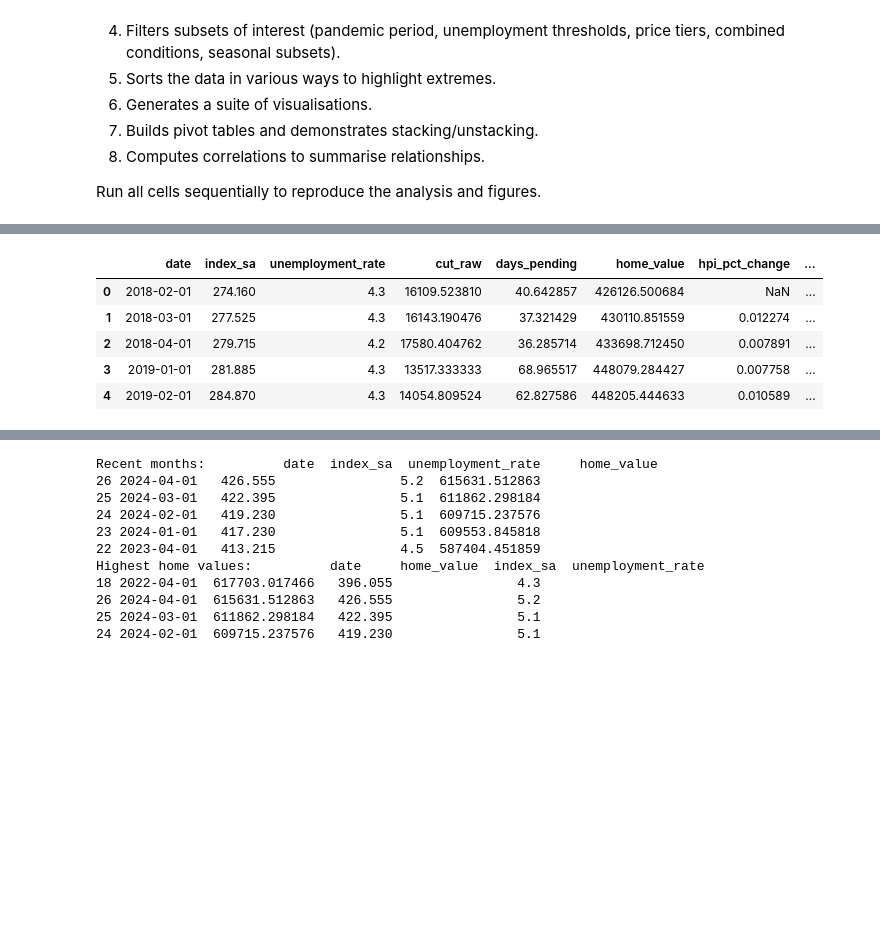
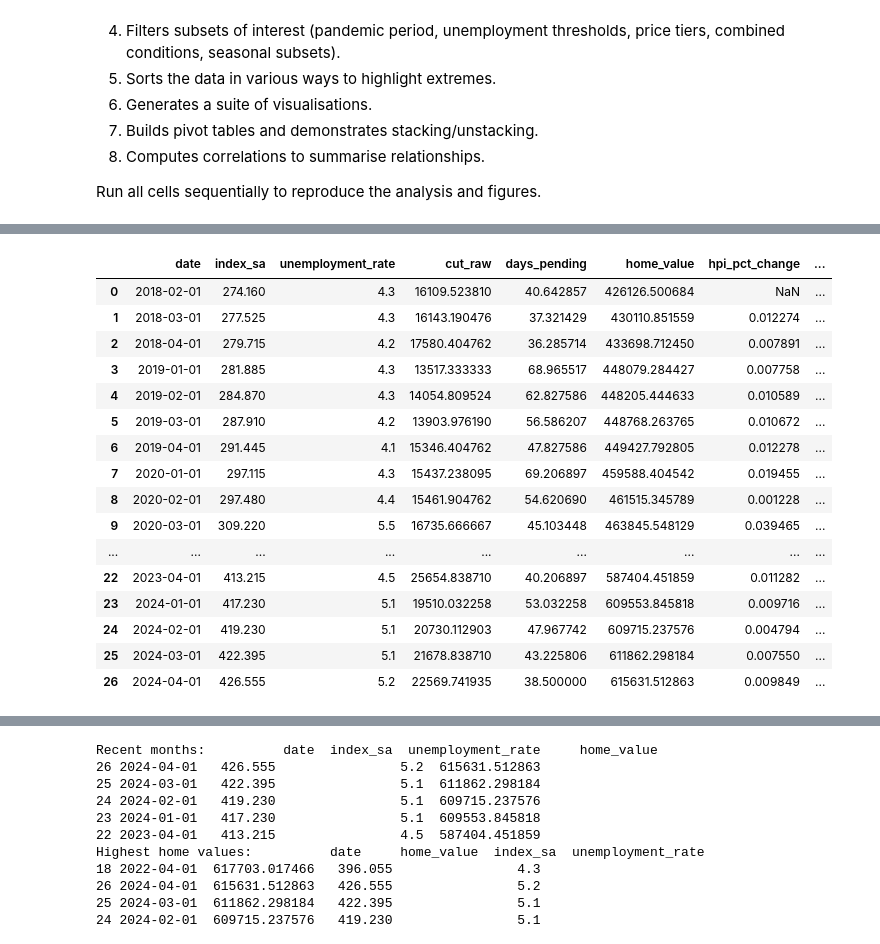
Before and after one commit to MouHuoZheDeRen/CS176Project, a Jupyter notebook: housing_unemployment_analysis.ipynb, the cells around one changed output, grey strips where cells are left out. Drawn from its saved outputs; the diff is of its cells as text; code cells hidden in the pictures; blank space fills up the shorter version.

```diff
--- a/housing_unemployment_analysis.ipynb
+++ b/housing_unemployment_analysis.ipynb
@@ -22,12 +22,9 @@ The notebook performs the following steps:
 Run all cells sequentially to reproduce the analysis and figures.
 # %%
 
+#Import the needed modules
 import pandas as pd
 import numpy as np
 import matplotlib.pyplot as plt
-
-# Set display options
-pd.set_option('display.max_rows', 10)
-%matplotlib inline
 # %%
 
@@ -118,12 +150,13 @@ laus_state.head()
 # %%
 
-# Merge the HPI, LAUS, and Zillow tables on date
-merged = hpi_ca.merge(laus_state, on='date', how='inner').merge(zillow_pivot, on='date', how='inner')
-# Sort by date
-merged = merged.sort_values('date').reset_index(drop=True)
+# Merge the HPI, LAUS, and Real Estate datasets on date
+df_merged = pd.merge(hpi_ca, laus_state, on='date', how='inner')
+df_merged = pd.merge(df_merged, df_re_main, on='date', how='inner')
 
-# Display merged head
-merged.head()
+# Sort by the date
+df_merged = df_merged.sort_values('date').reset_index(drop=True)
+
+df_merged
 # %% [output]
 |  | date | index_sa | unemployment_rate | cut_raw | days_pending | home_value |
 | 0 | 2018-02-01 | 274.160 | 4.3 | 16109.523810 | 40.642857 | 426126.500684 |
@@ -134,29 +178,40 @@ merged.head()
 # %%
 
-# Percentage changes
-merged['hpi_pct_change'] = merged['index_sa'].pct_change()
-merged['unemp_pct_change'] = merged['unemployment_rate'].pct_change()
-merged['home_value_pct_change'] = merged['home_value'].pct_change()
-merged['days_pending_pct_change'] = merged['days_pending'].pct_change()
+# Get percentage changes
+df_merged['hpi_pct_change'] = df_merged['index_sa'].pct_change()
+df_merged['unemp_pct_change'] = df_merged['unemployment_rate'].pct_change()
+df_merged['home_value_pct_change'] = df_merged['home_value'].pct_change()
+df_merged['days_pending_pct_change'] = df_merged['days_pending'].pct_change()
 
-# Year, quarter, month
-merged['year'] = merged['date'].dt.year
-merged['month'] = merged['date'].dt.month
-merged['quarter'] = merged['date'].dt.quarter
+# Separate date into year, quarter, month
+df_merged['year'] = df_merged['date'].dt.year
+df_merged['month'] = df_merged['date'].dt.month
+df_merged['quarter'] = df_merged['date'].dt.quarter
 
-# Categorical groups for unemployment and price tiers
-merged['unemp_group'] = pd.cut(merged['unemployment_rate'], bins=[-np.inf, 5, 7, np.inf], labels=['low','medium','high'])
-quantiles = merged['home_value'].quantile([0.25, 0.75]).values
+# Categorize groups for unemployment and price tiers
+df_merged['unemp_group'] = pd.cut(df_merged['unemployment_rate'], bins=[-np.inf, 5, 7, np.inf], labels=['low','medium','high'])
+quantiles = df_merged['home_value'].quantile([0.25, 0.75]).values
 bins_price = [-np.inf, quantiles[0], quantiles[1], np.inf]
-merged['price_tier'] = pd.cut(merged['home_value'], bins=bins_price, labels=['low','middle','high'])
+df_merged['price_tier'] = pd.cut(df_merged['home_value'], bins=bins_price, labels=['low','middle','high'])
 
-merged.head()
+df_merged
 # %% [output]
 |  | date | index_sa | unemployment_rate | cut_raw | days_pending | home_value | hpi_pct_change | ... |
 | 0 | 2018-02-01 | 274.160 | 4.3 | 16109.523810 | 40.642857 | 426126.500684 | NaN | ... |
 | 1 | 2018-03-01 | 277.525 | 4.3 | 16143.190476 | 37.321429 | 430110.851559 | 0.012274 | ... |
 | 2 | 2018-04-01 | 279.715 | 4.2 | 17580.404762 | 36.285714 | 433698.712450 | 0.007891 | ... |
 | 3 | 2019-01-01 | 281.885 | 4.3 | 13517.333333 | 68.965517 | 448079.284427 | 0.007758 | ... |
 | 4 | 2019-02-01 | 284.870 | 4.3 | 14054.809524 | 62.827586 | 448205.444633 | 0.010589 | ... |
+| 5 | 2019-03-01 | 287.910 | 4.2 | 13903.976190 | 56.586207 | 448768.263765 | 0.010672 | ... |
+| 6 | 2019-04-01 | 291.445 | 4.1 | 15346.404762 | 47.827586 | 449427.792805 | 0.012278 | ... |
+| 7 | 2020-01-01 | 297.115 | 4.3 | 15437.238095 | 69.206897 | 459588.404542 | 0.019455 | ... |
+| 8 | 2020-02-01 | 297.480 | 4.4 | 15461.904762 | 54.620690 | 461515.345789 | 0.001228 | ... |
+| 9 | 2020-03-01 | 309.220 | 5.5 | 16735.666667 | 45.103448 | 463845.548129 | 0.039465 | ... |
+| ... | ... | ... | ... | ... | ... | ... | ... | ... |
+| 22 | 2023-04-01 | 413.215 | 4.5 | 25654.838710 | 40.206897 | 587404.451859 | 0.011282 | ... |
+| 23 | 2024-01-01 | 417.230 | 5.1 | 19510.032258 | 53.032258 | 609553.845818 | 0.009716 | ... |
+| 24 | 2024-02-01 | 419.230 | 5.1 | 20730.112903 | 47.967742 | 609715.237576 | 0.004794 | ... |
+| 25 | 2024-03-01 | 422.395 | 5.1 | 21678.838710 | 43.225806 | 611862.298184 | 0.007550 | ... |
+| 26 | 2024-04-01 | 426.555 | 5.2 | 22569.741935 | 38.500000 | 615631.512863 | 0.009849 | ... |
 # %%
 
```
Also changed, not shown: parts of 16 cells of this notebook, 28 other files.
